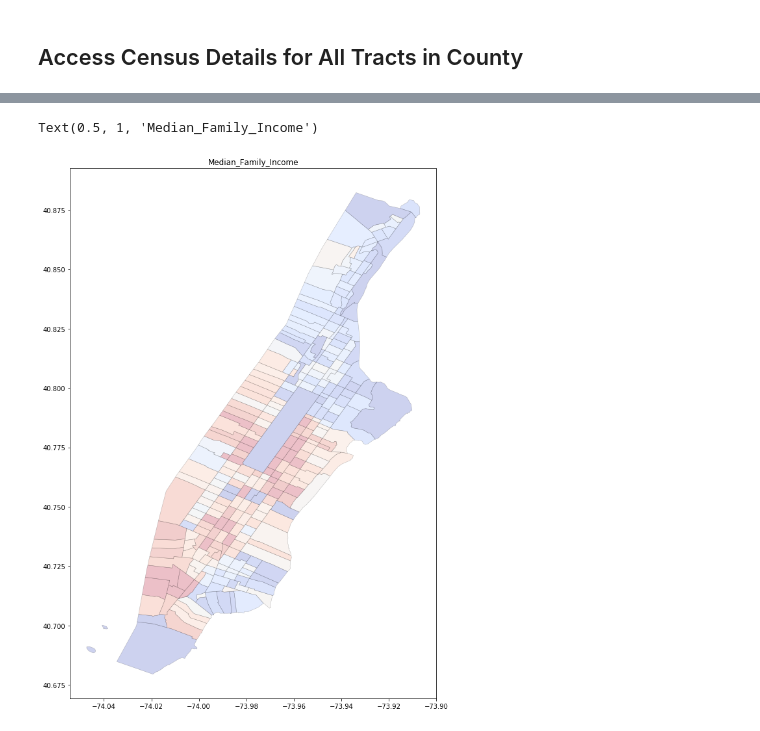
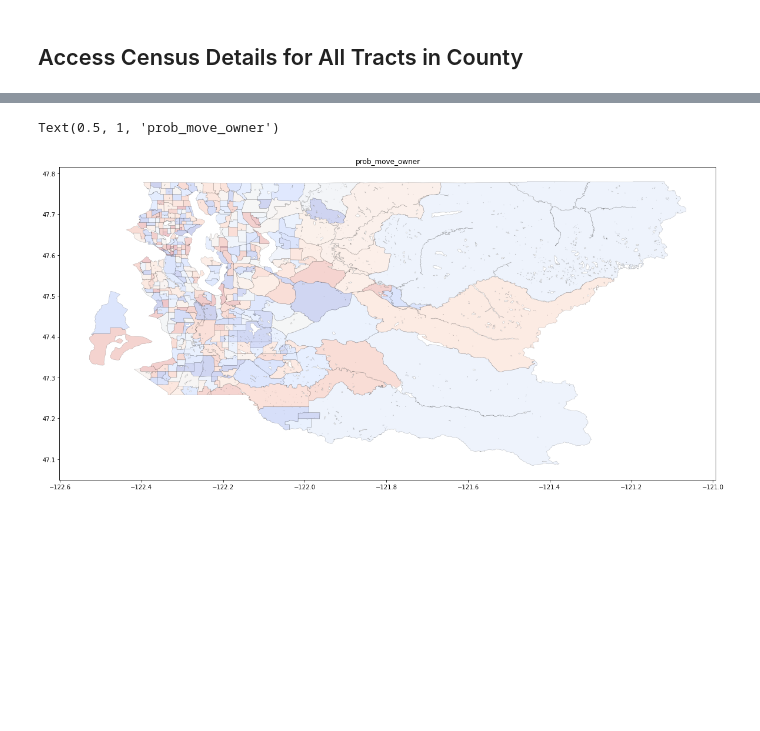
Before and after one commit to ipeirotis/census, a Jupyter notebook: Mapping_Variables_of_Interest.ipynb, the cells around one changed output, grey strips where cells are left out. Saved outputs shown, nothing was run; the diff lists cells and outputs as text; code cells hidden in the pictures; blank space fills up the shorter version.

```diff
--- a/Mapping_Variables_of_Interest.ipynb
+++ b/Mapping_Variables_of_Interest.ipynb
@@ -17,7 +21,7 @@ geolocator = GeoLocator(google_key)
 # %%
 census = Census(census_api_key, google_key)
 # %%
-address = "90 Fifth Avenue, New York"
+address = "2033 6th Avenue, Seattle WA 98121"
 geocode = geolocator.get_census_block(address)
 geocode
 # %% [output]
@@ -78,0 +83,8 @@ geo_df
+# %%
+water_filename = f"tl_2017_{geocode['STATEFP']+geocode['COUNTYFP']}_areawater.zip"
+!curl ftp://ftp2.census.gov/geo/tiger/TIGER2017/AREAWATER/$water_filename  -o maps/$water_filename
+!cd maps && unzip -o $water_filename
+
+water_shapefile = f"maps/{water_filename[:-4]}.shp"
+water_geodf = gpd.GeoDataFrame.from_file(water_shapefile)
+# water_geodf
@@ -78,0 +104,2 @@ geo_df
+# %%
+geo_df = gpd.overlay(geo_df, water_geodf, how='difference')
@@ -99,5 +138,5 @@ df
 # %%
-attr = "Median_Family_Income"
+attr = "prob_move_owner"
 df.sort_values(attr)
 # %% [output]
 |  | NAME | Total_Population | Owner | Renter | Same_house_1_year_ago | Same_house_1_year_ago_owner | ... |
@@ -116,14 +155,14 @@ df.sort_values(attr)
 # %%
 geo_df.merge(df, left_on='TRACTCE', right_on='tract').plot(
     column = attr+'_percentile',
     linewidth=0.5,
     edgecolor='Black',
-    figsize=(15, 15),
+    figsize=(20, 20),
     cmap = 'coolwarm',
     alpha=0.25).set_title(attr)
 # %% [output]
-Text(0.5, 1, 'Median_Family_Income')
+Text(0.5, 1, 'prob_move_owner')
-[figure, old version]
+[figure, new version]
 # %%
 # Dataset from NYC Open Data: https://data.cityofnewyork.us/City-Government/Neighborhood-Tabulation-Areas/cpf4-rkhq
 nyc_geourl = 'https://data.cityofnewyork.us/api/geospatial/cpf4-rkhq?method=export&format=GeoJSON'
```
Also changed, not shown: parts of 21 cells of this notebook, 6 other files.
